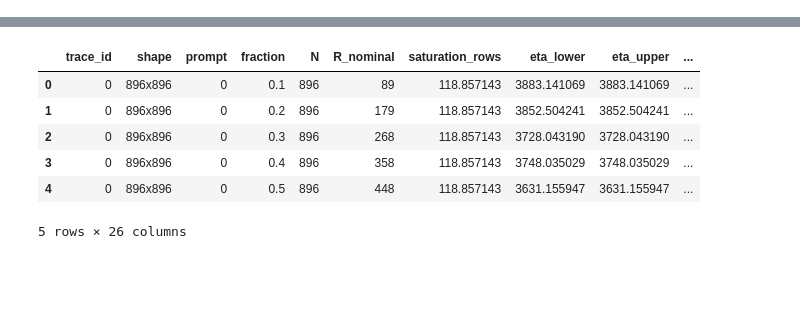
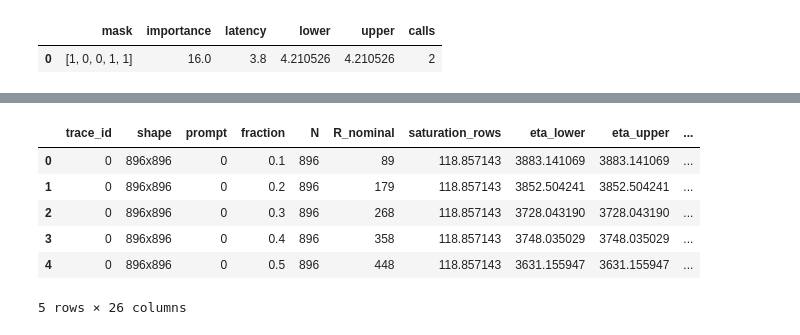
Before and after one commit to yabsed/vlm-in-flash-jupyter, a Jupyter notebook: results/02/02_02_global_oracle.ipynb, the cells around one changed output, grey strips where cells are left out. Drawn from its saved outputs; the diff is of its cells as text; code cells hidden in the pictures; blank space fills up the shorter version.

```diff
--- a/results/02/02_02_global_oracle.ipynb
+++ b/results/02/02_02_global_oracle.ipynb
@@ -160,14 +129,14 @@ def costs(n, s, b1, b2):
 # %%
 def runs(mask):
 
-    # should detect chunk adjacent to (start, end)
+    """Return maximal selected runs as [start, end) intervals.
+
+    Example: [0, 1, 1, 1, 0, 0, 1, 1] gives [[1, 4], [6, 8]].
+    """
+
+    # Padding exposes runs touching either boundary.
     padded = np.concatenate(([False], mask, [False]))
-
-    # fliping moments
     changes = np.diff(padded)
-
-    # indices of flipping points
     edges = np.flatnonzero(changes)
 
-    # return list of chunks [ (start, end)... ]
     return edges.reshape(-1, 2)
@@ -262,13 +160,0 @@ For $R\simeq N/2$ this is quadratic; the bound also covers $R=N$.
-# %%
-def recover(v, R, q, T, D):
-    P = np.r_[0., np.cumsum(v)]
-    mask = np.zeros(len(v), bool)
-    r = R
-    for z in range(len(v) - R, 0, -1):
-        t = np.arange(r + 1)
-        scores = D[z - 1, :r + 1] + P[z + r] - P[z + t] - q * T[r - t]
-        start = int(np.argmax(scores))
-        mask[z + start:z + r] = True
-        r = start
-    mask[:r] = True
-    return mask
@@ -303,5 +160,0 @@ For nonzero importance, $\ell_0>0$; zero importance returns immediately. Each im
-# %%
-def top_r(v, R):
-    mask = np.zeros(len(v), bool)
-    mask[np.argsort(-v, kind="stable")[:R]] = True
-    return mask
@@ -344,0 +364,18 @@ def solve(v, R, s, b1, b2, rtol=1e-6):
+# %%
+demo_problem = SelectionProblem(
+    np.array([6., 0., 0., 5., 5.]),
+    TwoLineCost(s=2., b1=0.2, b2=1.),
+)
+demo_mask, demo_lower, demo_upper, demo_calls = demo_problem.solve(R=3)
+
+pd.DataFrame([{
+    "mask": demo_mask.astype(int).tolist(),
+    "importance": demo_problem.total_importance(demo_mask),
+    "latency": demo_problem.total_latency(demo_mask),
+    "lower": demo_lower,
+    "upper": demo_upper,
+    "calls": demo_calls,
+}])
+# %% [output]
+|  | mask | importance | latency | lower | upper | calls |
+| 0 | [1, 0, 0, 1, 1] | 16.0 | 3.8 | 4.210526 | 4.210526 | 2 |
```
Also changed, not shown: parts of 53 cells of this notebook.
